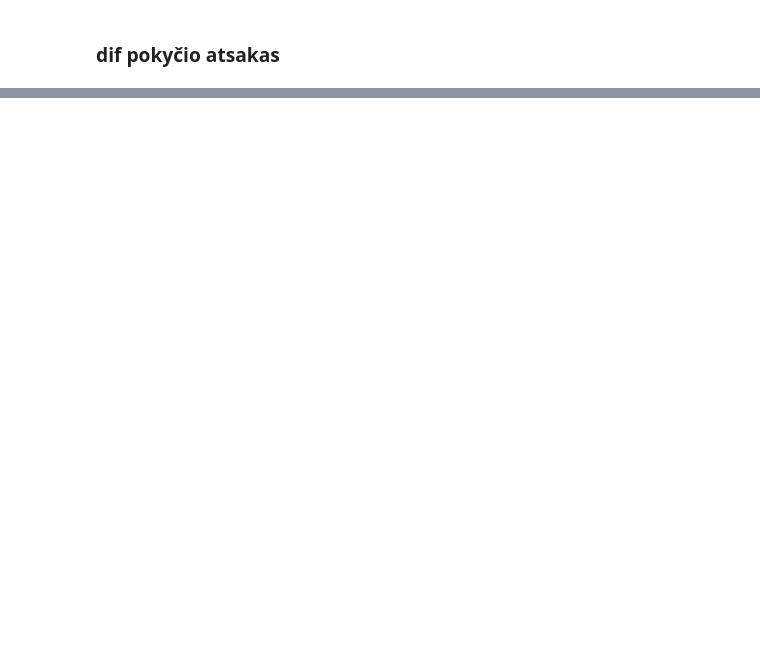
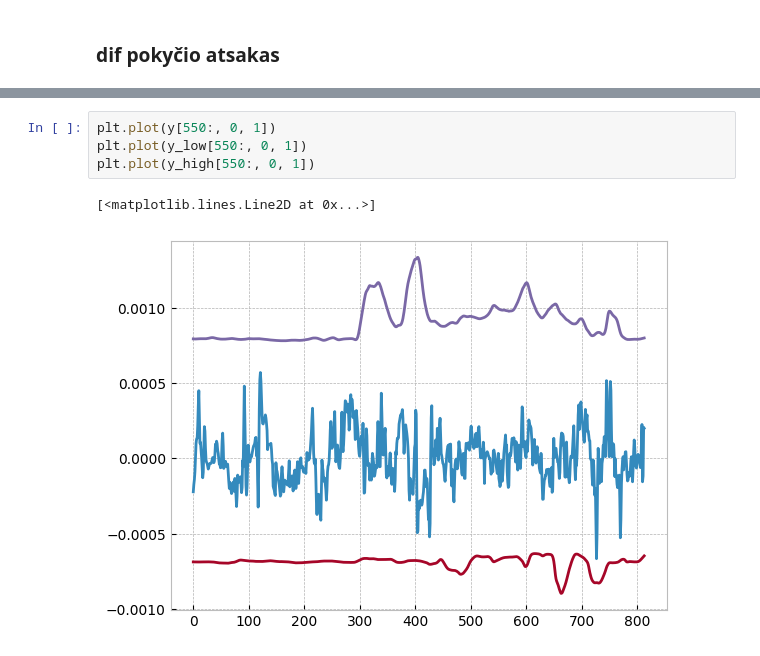
Before and after one commit to lukasjanusauskas/lukas-jan-kursinis-projektas, a Jupyter notebook: notebooks/anomalijos-patikra-lstm-ae.ipynb, the cells around one changed output, grey strips where cells are left out. Drawn from its saved outputs; the diff is of its cells as text; blank space fills up the shorter version.

```diff
--- a/notebooks/anomalijos-patikra-lstm-ae.ipynb
+++ b/notebooks/anomalijos-patikra-lstm-ae.ipynb
@@ -62,3 +62,10 @@ plt.plot(y_high[:, 0, 1])
+# %%
+plt.plot(y[550:, 0, 1])
+plt.plot(y_low[550:, 0, 1])
+plt.plot(y_high[550:, 0, 1])
+# %% [output]
+[<matplotlib.lines.Line2D at 0x...>]
+[figure, added]
 # %%
 count_mistakes = np.sum(
     (y[450:, 0, 1] < y_low[450:, 0, 1]) |
```
Also changed, not shown: parts of 7 cells of this notebook, 10 other files.
